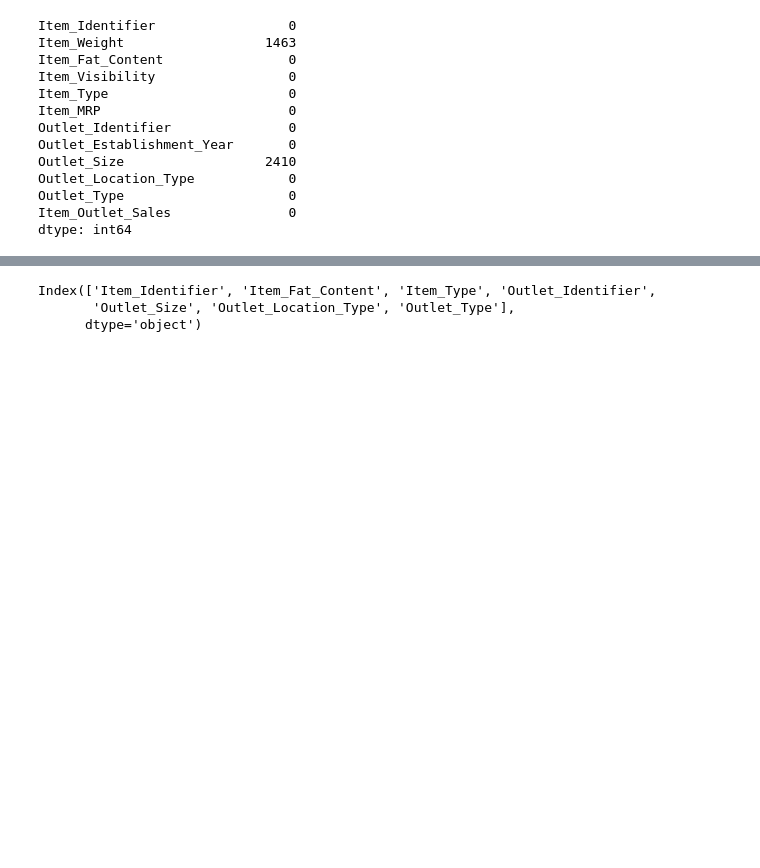
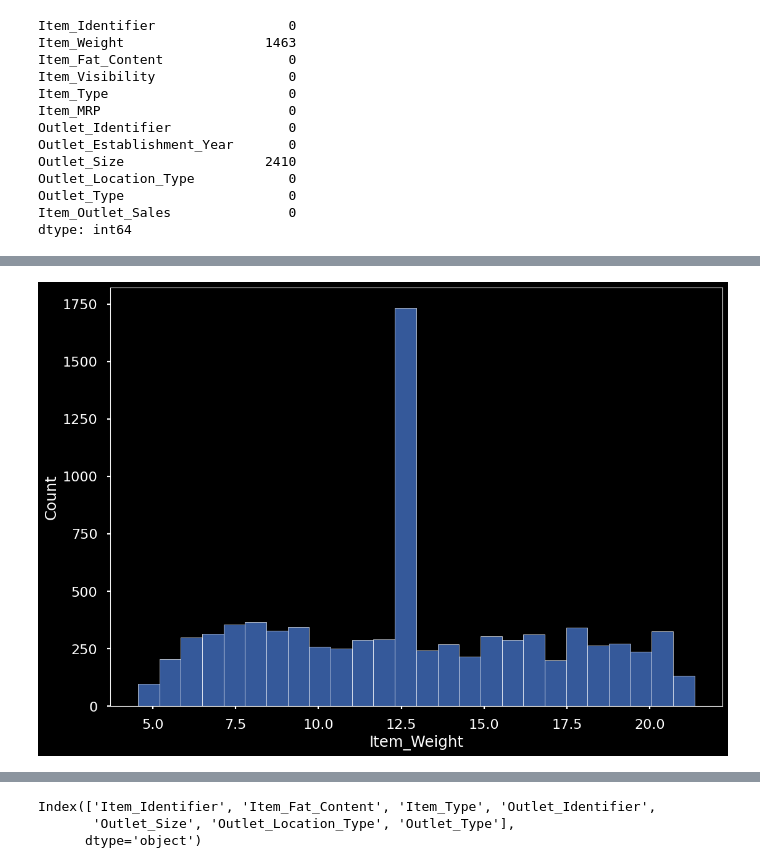
Before and after one commit to davegbade/Prediction-of-Product-Sales, a Jupyter notebook: Project_1_Part_5_(Core).ipynb, the cells around one changed output, grey strips where cells are left out. Drawn from its saved outputs; the diff is of its cells as text; code cells hidden in the pictures; blank space fills up the shorter version.

```diff
--- a/Project_1_Part_5_(Core).ipynb
+++ b/Project_1_Part_5_(Core).ipynb
@@ -106,0 +167,4 @@ dtype: int64
+# %%
+ax = sns.histplot(data = df_sale_predictions, x = 'Item_Weight')
+# %% [output]
+[figure, added]
```
Also changed, not shown: parts of 29 cells of this notebook.
